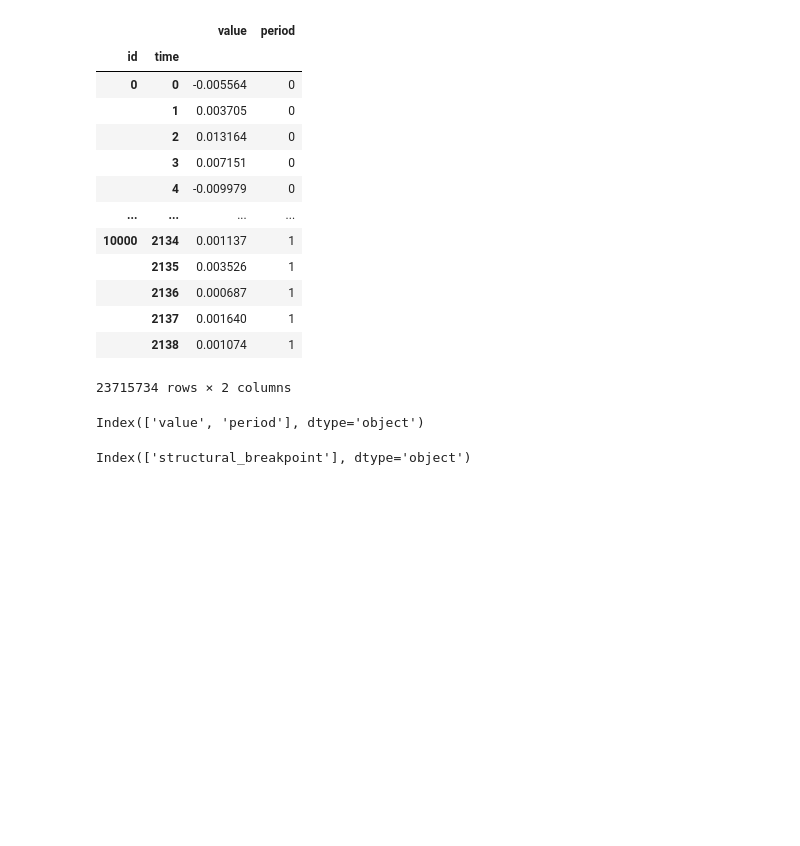
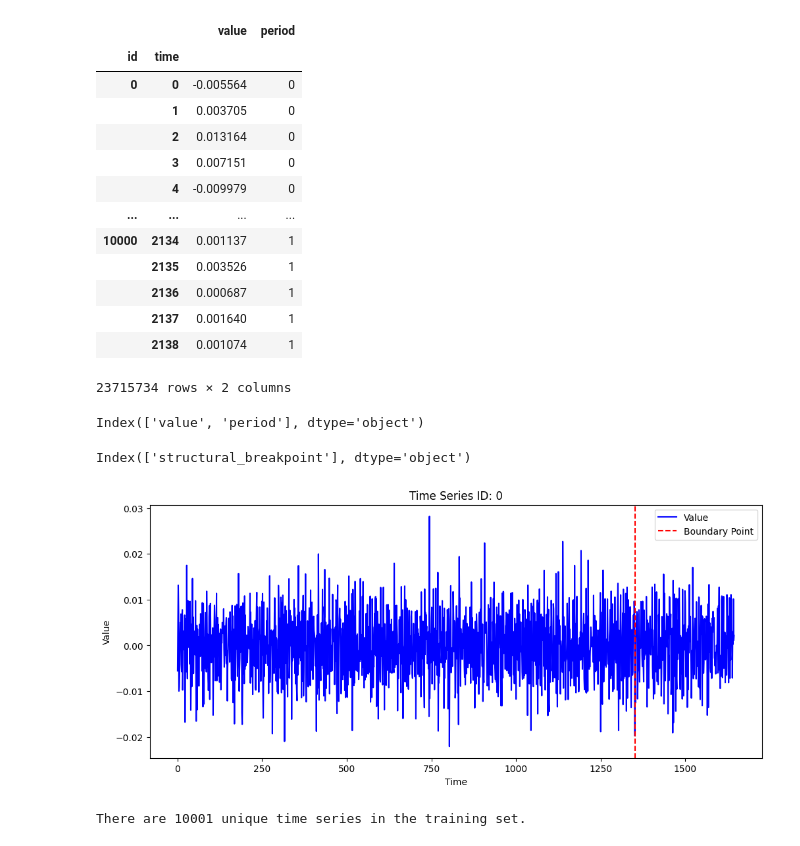
Before and after one commit to Teddy007-oss/Predict-The-Structural-Break, a Jupyter notebook: notebooks/data_exploration.ipynb, the cells around one changed output. Drawn from its saved outputs; the diff is of its cells as text; code cells hidden in the pictures; blank space fills up the shorter version.

```diff
--- a/notebooks/data_exploration.ipynb
+++ b/notebooks/data_exploration.ipynb
@@ -128,3 +100,35 @@ Index(['value', 'period'], dtype='object')
 y_train.columns
 # %% [output]
 Index(['structural_breakpoint'], dtype='object')
+# %%
+import matplotlib.pyplot as plt
+
+# Pick a sample time series ID
+sample_id = x_train.index.get_level_values("id").unique()[0]
+
+# Extract data for that ID
+ts_data = x_train.loc[sample_id]
+
+# Plot
+plt.figure(figsize=(12, 5))
+plt.plot(ts_data.index, ts_data['value'], label='Value', color='blue')
+
+# Highlight the boundary point
+boundary_index = ts_data[ts_data['period'] == 1].index.min()
+plt.axvline(x=boundary_index, color='red', linestyle='--', label='Boundary Point')
+
+plt.title(f"Time Series ID: {sample_id}")
+plt.xlabel("Time")
+plt.ylabel("Value")
+plt.legend()
+plt.show()
+# %% [output]
+[figure, added]
+# %%
+#to obtain the number of unique time series in the training set
+#this assumes that the 'id' column is the index of the DataFrame
+
+num_series = x_train.index.get_level_values("id").nunique()
+print(f"There are {num_series} unique time series in the training set.")
+# %% [output]
+There are 10001 unique time series in the training set.
```
Also changed, not shown: parts of 4 cells of this notebook.
